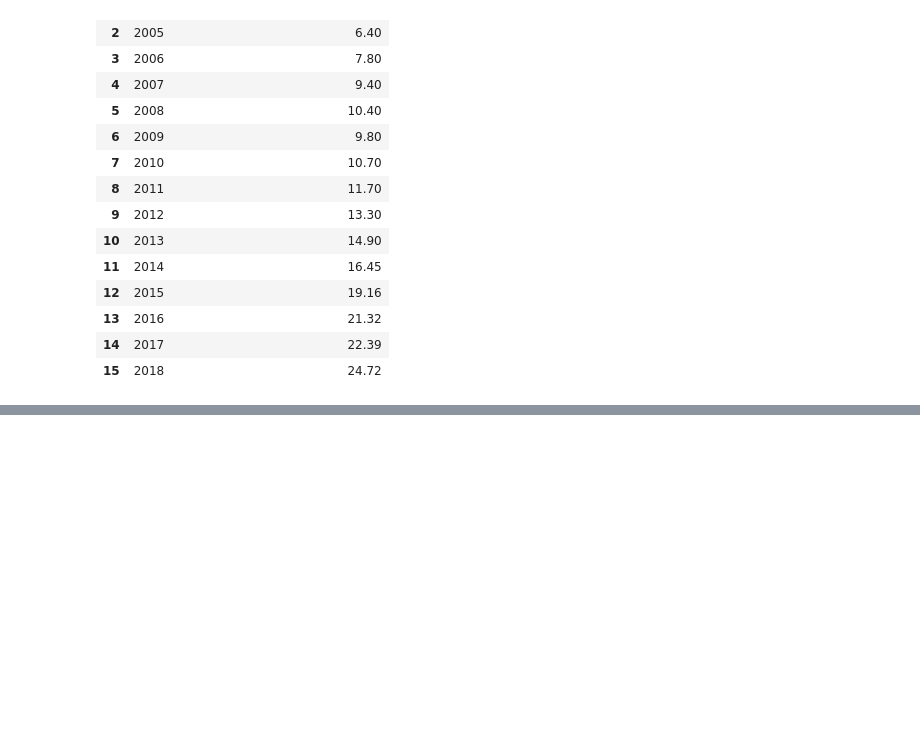
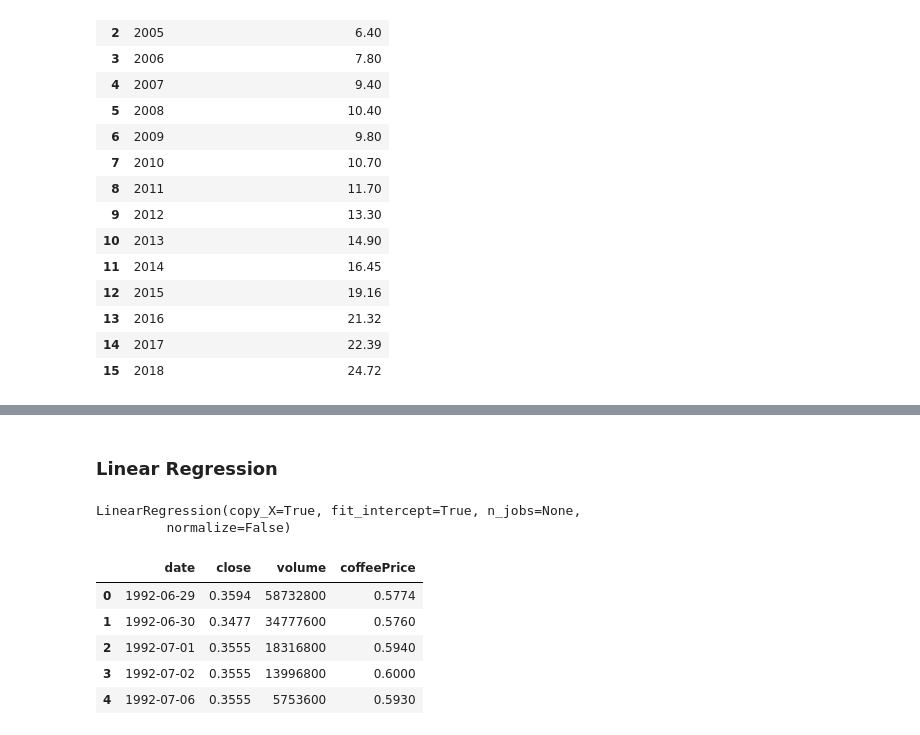
Before and after one commit to Cameron-Cn/starbucks_2019, a Jupyter notebook: starbucks_predictions.ipynb, the cells around one changed output, grey strips where cells are left out. Drawn from its saved outputs; the diff is of its cells as text; code cells hidden in the pictures; blank space fills up the shorter version.

```diff
--- a/starbucks_predictions.ipynb
+++ b/starbucks_predictions.ipynb
@@ -64,0 +191,2 @@ sales
+# %% [markdown]
+### Linear Regression
@@ -64,0 +195,6 @@ sales
+# %%
+lm = LinearRegression()
+lm
+# %% [output]
+LinearRegression(copy_X=True, fit_intercept=True, n_jobs=None,
+         normalize=False)
@@ -64,0 +203,9 @@ sales
+# %%
+cofStok.head()
+# %% [output]
+|  | date | close | volume | coffeePrice |
+| 0 | 1992-06-29 | 0.3594 | 58732800 | 0.5774 |
+| 1 | 1992-06-30 | 0.3477 | 34777600 | 0.5760 |
+| 2 | 1992-07-01 | 0.3555 | 18316800 | 0.5940 |
+| 3 | 1992-07-02 | 0.3555 | 13996800 | 0.6000 |
+| 4 | 1992-07-06 | 0.3555 | 5753600 | 0.5930 |
```
Also changed, not shown: parts of 21 cells of this notebook, 2 other files.
